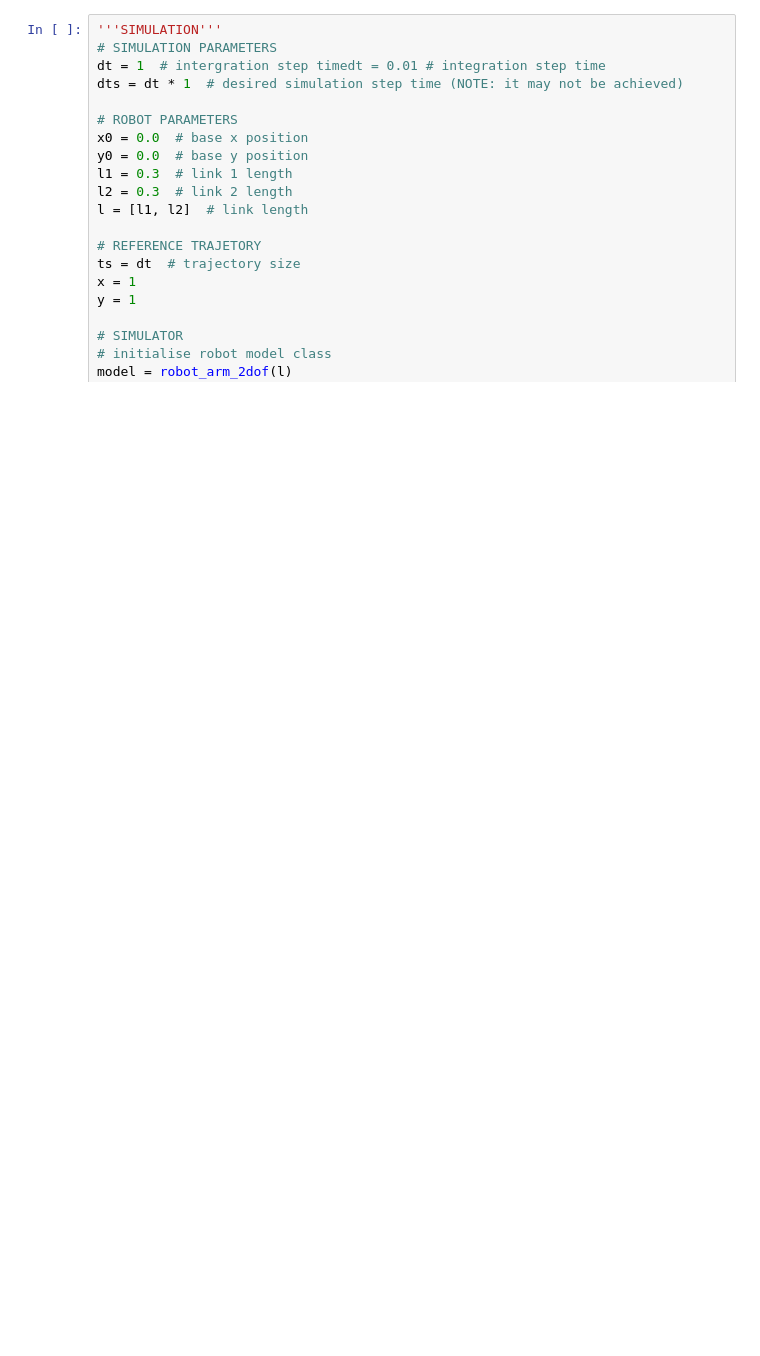
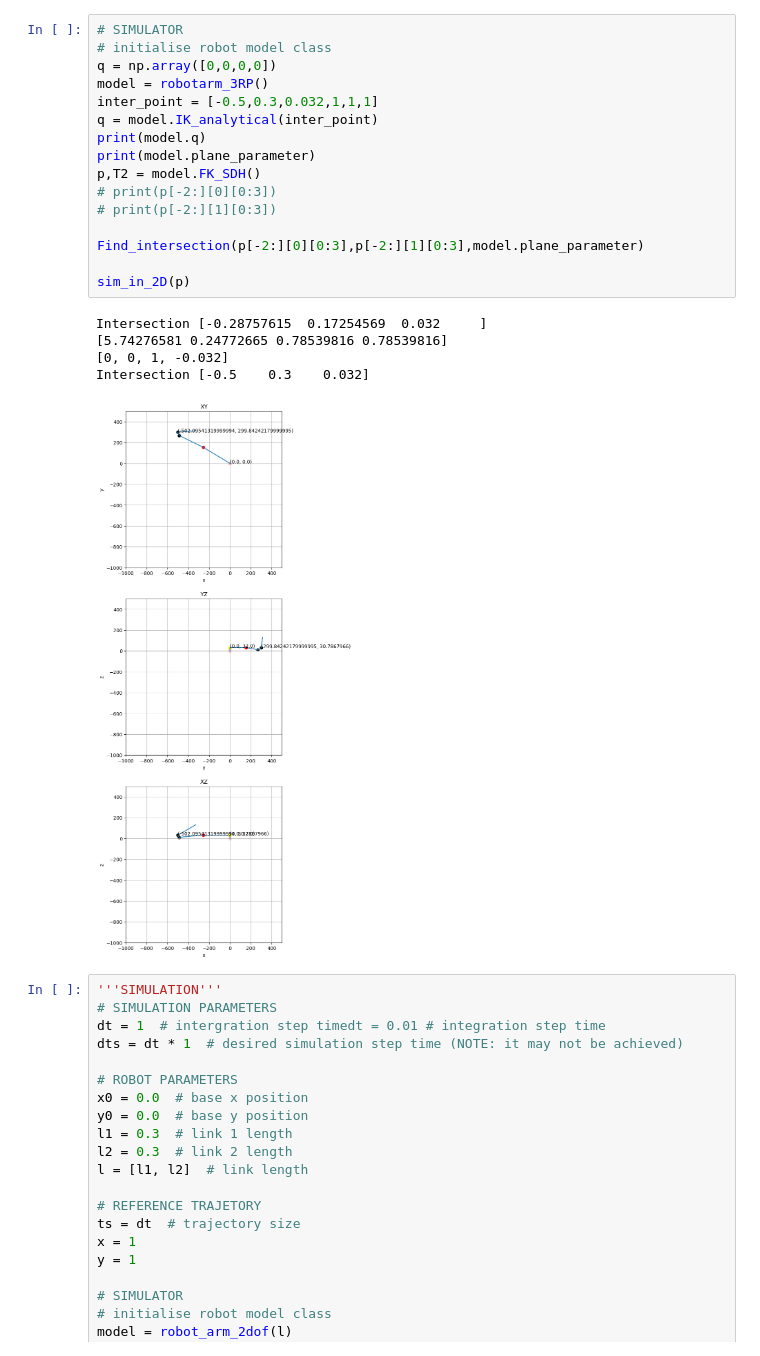
Before and after one commit to XHao1997/InverseKinematics_Sim, a Jupyter notebook: KinematicsofRobotArm.ipynb, the cells around one changed output. Cells and saved outputs as stored; diff of their text form; blank space fills up the shorter version.

```diff
--- a/KinematicsofRobotArm.ipynb
+++ b/KinematicsofRobotArm.ipynb
@@ -214,3 +263,25 @@ class robot_arm_2dof:
+# %%
+# SIMULATOR
+# initialise robot model class
+q = np.array([0,0,0,0])
+model = robotarm_3RP()
+inter_point = [-0.5,0.3,0.032,1,1,1]
+q = model.IK_analytical(inter_point)
+print(model.q)
+print(model.plane_parameter)
+p,T2 = model.FK_SDH()
+# print(p[-2:][0][0:3])
+# print(p[-2:][1][0:3])
+
+Find_intersection(p[-2:][0][0:3],p[-2:][1][0:3],model.plane_parameter)
+
+sim_in_2D(p)
+# %% [output]
+Intersection [-0.28757615  0.17254569  0.032     ]
+[5.74276581 0.24772665 0.78539816 0.78539816]
+[0, 0, 1, -0.032]
+Intersection [-0.5    0.3    0.032]
+[figure, added]
 # %%
 '''SIMULATION'''
 # SIMULATION PARAMETERS
```
Also changed, not shown: parts of 13 cells of this notebook.
